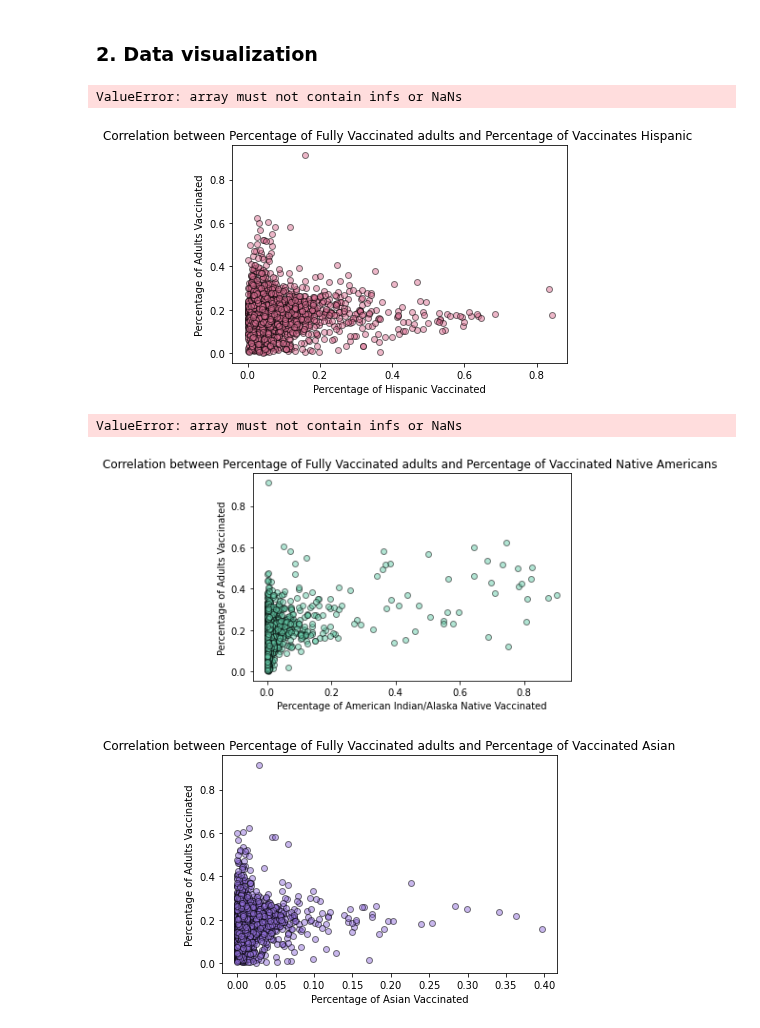
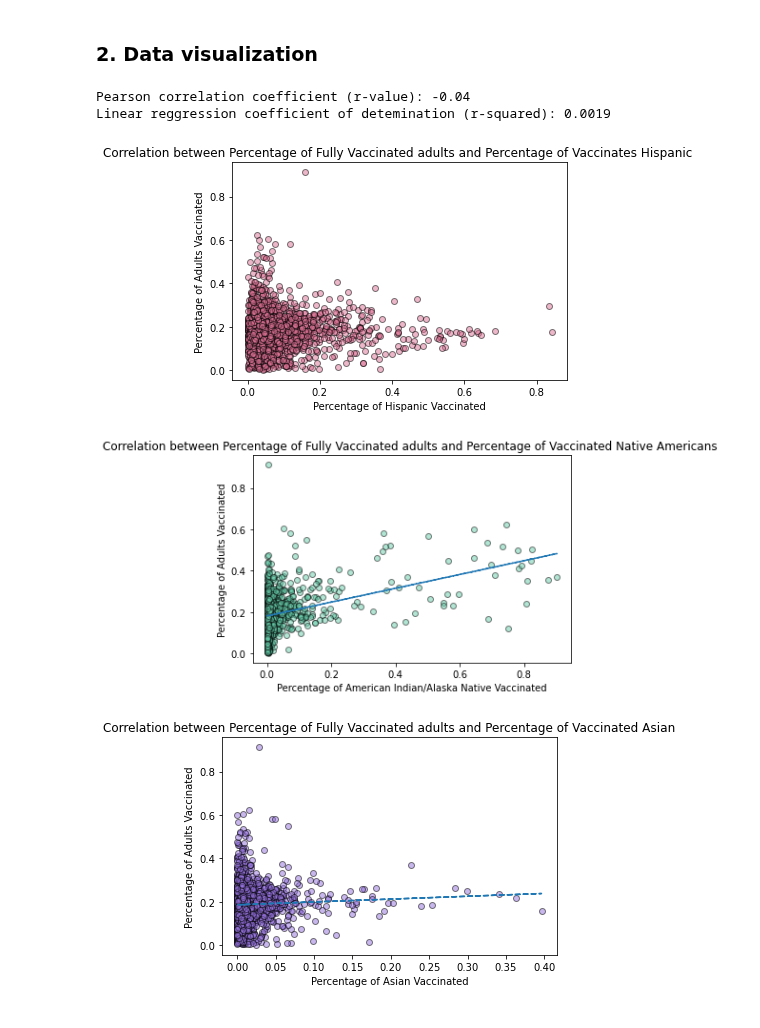
Before and after one commit to mgeffroy/P1-US-COVID-19-Vaccination-Campaign, a Jupyter notebook: Gender, Age and Ethnicity.ipynb, the cells around one changed output. Saved outputs shown, nothing was run; the diff lists cells and outputs as text; code cells hidden in the pictures.

Commit message:
Linear regression

```diff
--- a/Gender, Age and Ethnicity.ipynb
+++ b/Gender, Age and Ethnicity.ipynb
@@ -37,3 +38,7 @@ most_affected
 | 36047 | 268440.0 | 33398.0 | 2396.0 | 10704.0 |
 | 36081 | 266518.0 | 33505.0 | 2539.0 | 9928.0 |
 | 06059 | 251902.0 | 10366.0 | 1875.0 | 4121.0 |
+# %%
+
+vaccination = pd.read_csv('analysis_data/vaccination_data.csv', dtype={'FIPS Code':str})
+vaccination
@@ -242,9 +261,9 @@ black = vaccination['Percent non-Hispanic Black']
 pac = vaccination['Percent non-Hispanic Native Hawaiian/Pacific Islander']
 white = vaccination['Percent non-Hispanic White']
 
-pers_vaccinates = pd.DataFrame(data={full.name:full, hisp.name:hisp, nat.name:nat, asian.name:asian, black.name:black,
+pers_vaccinated = pd.DataFrame(data={full.name:full, hisp.name:hisp, nat.name:nat, asian.name:asian, black.name:black,
                                     pac.name:pac, white.name:white})
-pers_vaccinates.dropna(inplace=True)
+pers_vaccinated.dropna(inplace=True)
 # %% [markdown]
 ### 2. Data visualization
 # %%
@@ -263,28 +282,32 @@ print(f"Linear reggression coefficient of detemination (r-squared): {rvalue**2:.
 
 plt.show()
 # %% [output]
-ValueError: array must not contain infs or NaNs
+Pearson correlation coefficient (r-value): -0.04
+Linear reggression coefficient of detemination (r-squared): 0.0019
 [figure]
-# %%
-print(f"The correlation coefficient between the percentage of fully vaccinated adults and the percentage of hispanic vaccinated is {round(st.pearsonr(hisp_vacc, adults_vacc)[0],2)}")
-# %% [output]
-ValueError: array must not contain infs or NaNs
 # %%
 nat_vacc= pers_vaccinated['Percent non-Hispanic American Indian/Alaska Native']
 plt.scatter(nat_vacc, adults_vacc, color='mediumaquamarine', alpha=0.5, edgecolors= 'black')
 plt.title("Correlation between Percentage of Fully Vaccinated adults and Percentage of Vaccinated Native Americans ")
 plt.ylabel("Percentage of Adults Vaccinated")
 plt.xlabel("Percentage of American Indian/Alaska Native Vaccinated")
 
 
 vc_slope, vc_int, vc_r, vc_p, vc_std_err = stats.linregress(nat_vacc, adults_vacc)
 vc_fit = vc_slope * nat_vacc + vc_int
 plt.plot(nat_vacc,vc_fit,"--")
 
 
+print(f"Pearson correlation coefficient (r-value): {round(st.pearsonr(nat_vacc, adults_vacc)[0],2)}")
+
+(slope, intercept, rvalue, pvalue, stderr) = st.linregress(nat_vacc, adults_vacc)
+print(f"Linear reggression coefficient of detemination (r-squared): {rvalue**2:.4f}")
+
+
+
 plt.show()
 # %% [output]
-[figure, old version]
+[figure, new version]
 # %%
 asian_vacc= pers_vaccinated['Percent non-Hispanic Asian']
 plt.scatter( asian_vacc, adults_vacc, color='mediumpurple', alpha=0.5, edgecolors= 'black')
@@ -298,9 +321,15 @@ vc_fit = vc_slope * asian_vacc + vc_int
 plt.plot(asian_vacc,vc_fit,"--")
 
 
+print(f"Pearson correlation coefficient (r-value): {round(st.pearsonr(asian_vacc, adults_vacc)[0],2)}")
+(slope, intercept, rvalue, pvalue, stderr) = st.linregress(asian_vacc, adults_vacc)
+print(f"Linear reggression coefficient of detemination (r-squared): {rvalue**2:.4f}")
+
+
+
 plt.show()
 # %% [output]
-[figure, old version]
+[figure, new version]
 # %%
 black_vacc= pers_vaccinated['Percent non-Hispanic Black']
 plt.scatter(black_vacc, adults_vacc, color='salmon', alpha=0.5, edgecolors= 'black')
```
Also changed, not shown: parts of 6 cells of this notebook.
